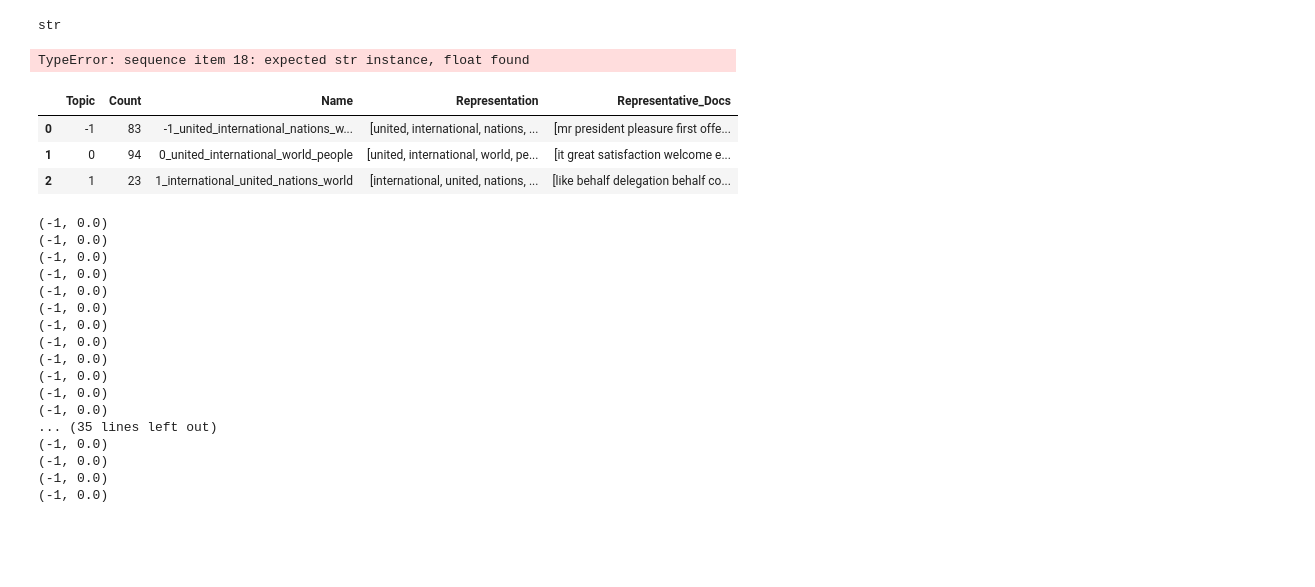
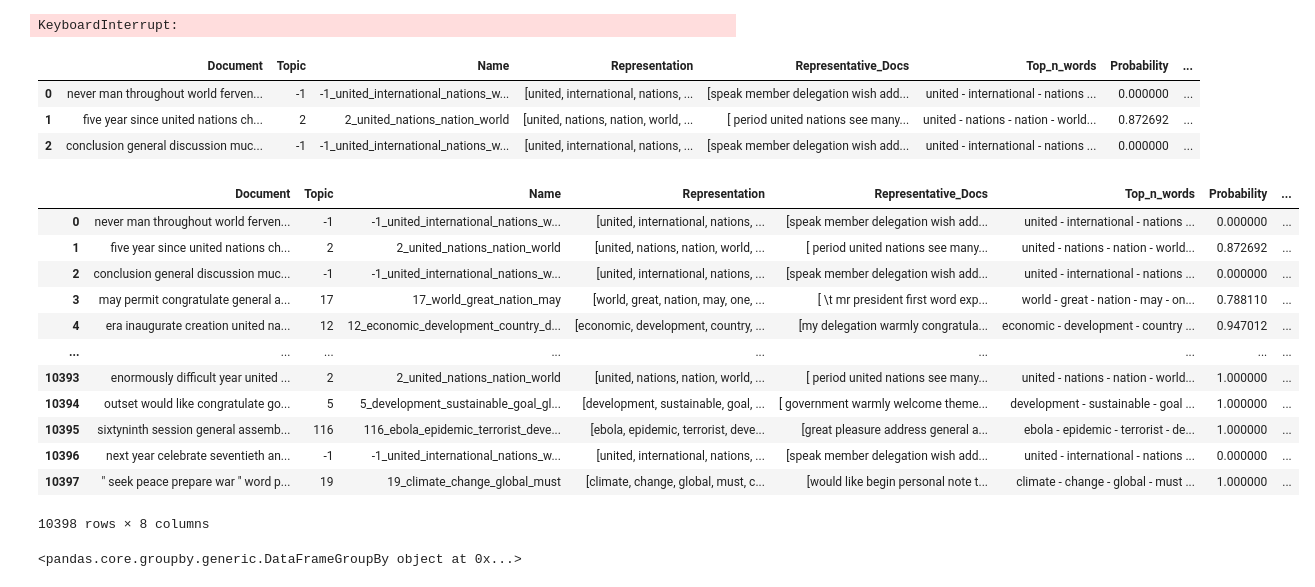
Before and after one commit to renzorico/speeches-at-UN, a Jupyter notebook: project/bertopic_vec.ipynb, the cells around one changed output. Cells and saved outputs as stored; diff of their text form; code cells hidden in the pictures; blank space fills up the shorter version.

```diff
--- a/project/bertopic_vec.ipynb
+++ b/project/bertopic_vec.ipynb
@@ -12,45 +16,39 @@ def bertopic(texts):
 
     return topic_model
 # %%
-speeches = df['preprocessed_speeches_joined']
+texts = list(df['preprocessed_speeches_joined'].dropna())
-# %%
-type(speeches[786])
-# %% [output]
-str
-# %%
-texts = list(df.loc[:50,'preprocessed_speeches_joined'])
-texts_2 = list(df.sample(2000)['preprocessed_speeches_joined'])
 # %%
 
 topic_model = BERTopic()
-topics, probs = topic_model.fit_transform(texts_2)
+topics, probs = topic_model.fit_transform(texts)
 # %% [output]
-TypeError: sequence item 18: expected str instance, float found
+KeyboardInterrupt:
-# %%
-topic_model.get_topic_info()
-# %% [output]
-|  | Topic | Count | Name | Representation | Representative_Docs |
-| 0 | -1 | 83 | -1_united_international_nations_w... | [united, international, nations, ... | [mr president pleasure first offe... |
-| 1 | 0 | 94 | 0_united_international_world_people | [united, international, world, pe... | [﻿it great satisfaction welcome e... |
-| 2 | 1 | 23 | 1_international_united_nations_world | [international, united, nations, ... | [like behalf delegation behalf co... |
-# %%
-for z in zip(topics, probs):
-    print(z)
-# %% [output]
-(-1, 0.0)
-(-1, 0.0)
-(-1, 0.0)
-(-1, 0.0)
-(-1, 0.0)
-(-1, 0.0)
-(-1, 0.0)
-(-1, 0.0)
-(-1, 0.0)
-(-1, 0.0)
-(-1, 0.0)
-(-1, 0.0)
-... (35 lines left out)
-(-1, 0.0)
-(-1, 0.0)
-(-1, 0.0)
-(-1, 0.0)
+# %%
+speechs_bertopic = topic_model.get_document_info(texts)
+speechs_bertopic.head(3)
+# %% [output]
+|  | Document | Topic | Name | Representation | Representative_Docs | Top_n_words | Probability | ... |
+| 0 | never man throughout world ferven... | -1 | -1_united_international_nations_w... | [united, international, nations, ... | [speak member delegation wish add... | united - international - nations ... | 0.000000 | ... |
+| 1 | five year since united nations ch... | 2 | 2_united_nations_nation_world | [united, nations, nation, world, ... | [﻿ period united nations see many... | united - nations - nation - world... | 0.872692 | ... |
+| 2 | conclusion general discussion muc... | -1 | -1_united_international_nations_w... | [united, international, nations, ... | [speak member delegation wish add... | united - international - nations ... | 0.000000 | ... |
+# %%
+speechs_bertopic
+# %% [output]
+|  | Document | Topic | Name | Representation | Representative_Docs | Top_n_words | Probability | ... |
+| 0 | never man throughout world ferven... | -1 | -1_united_international_nations_w... | [united, international, nations, ... | [speak member delegation wish add... | united - international - nations ... | 0.000000 | ... |
+| 1 | five year since united nations ch... | 2 | 2_united_nations_nation_world | [united, nations, nation, world, ... | [﻿ period united nations see many... | united - nations - nation - world... | 0.872692 | ... |
+| 2 | conclusion general discussion muc... | -1 | -1_united_international_nations_w... | [united, international, nations, ... | [speak member delegation wish add... | united - international - nations ... | 0.000000 | ... |
+| 3 | may permit congratulate general a... | 17 | 17_world_great_nation_may | [world, great, nation, may, one, ... | [﻿ \t mr president first word exp... | world - great - nation - may - on... | 0.788110 | ... |
+| 4 | era inaugurate creation united na... | 12 | 12_economic_development_country_d... | [economic, development, country, ... | [﻿my delegation warmly congratula... | economic - development - country ... | 0.947012 | ... |
+| ... | ... | ... | ... | ... | ... | ... | ... | ... |
+| 10393 | enormously difficult year united ... | 2 | 2_united_nations_nation_world | [united, nations, nation, world, ... | [﻿ period united nations see many... | united - nations - nation - world... | 1.000000 | ... |
+| 10394 | outset would like congratulate go... | 5 | 5_development_sustainable_goal_gl... | [development, sustainable, goal, ... | [ government warmly welcome theme... | development - sustainable - goal ... | 1.000000 | ... |
+| 10395 | sixtyninth session general assemb... | 116 | 116_ebola_epidemic_terrorist_deve... | [ebola, epidemic, terrorist, deve... | [great pleasure address general a... | ebola - epidemic - terrorist - de... | 1.000000 | ... |
+| 10396 | next year celebrate seventieth an... | -1 | -1_united_international_nations_w... | [united, international, nations, ... | [speak member delegation wish add... | united - international - nations ... | 0.000000 | ... |
+| 10397 | " seek peace prepare war " word p... | 19 | 19_climate_change_global_must | [climate, change, global, must, c... | [would like begin personal note t... | climate - change - global - must ... | 1.000000 | ... |
+10398 rows × 8 columns
+# %%
+topics_group = speechs_bertopic.groupby(speechs_bertopic['Topic'])
+topics_group
+# %% [output]
+<pandas.core.groupby.generic.DataFrameGroupBy object at 0x...>
```
Also changed, not shown: parts of 14 cells of this notebook, 1 other file.
